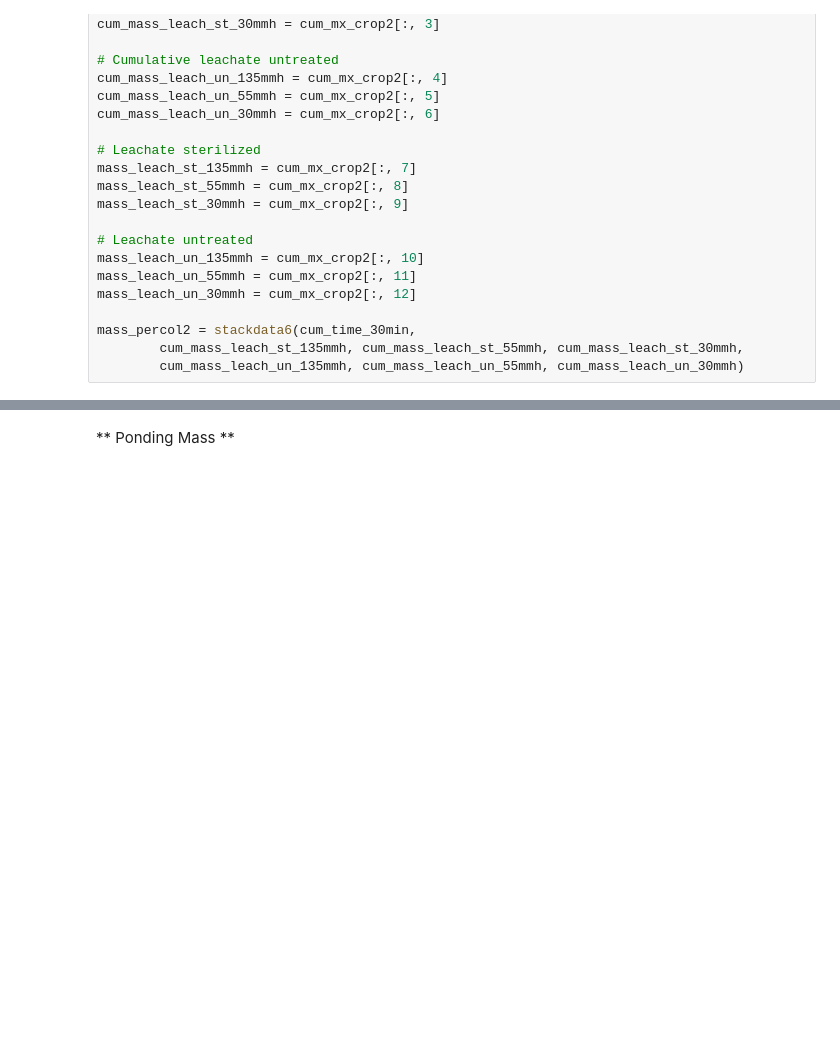
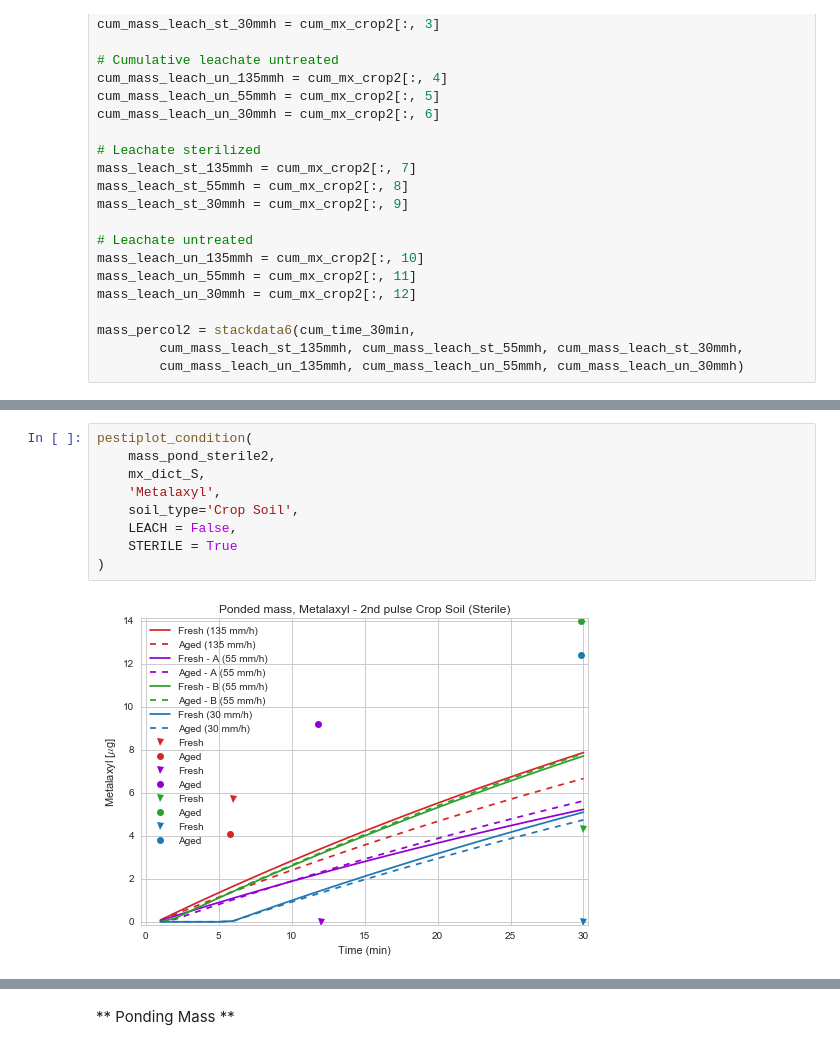
Before and after one commit to DayTimeChunks/LeachingSimulations, a Jupyter notebook: Leaching Model - Annual Crop Soil.ipynb, the cells around one changed output, grey strips where cells are left out. Drawn from its saved outputs; the diff is of its cells as text; blank space fills up the shorter version.

```diff
--- a/Leaching Model - Annual Crop Soil.ipynb
+++ b/Leaching Model - Annual Crop Soil.ipynb
@@ -564,0 +703,11 @@ pestiplot_all(mass_percol2,
+# %%
+pestiplot_condition(
+    mass_pond_sterile2,
+    mx_dict_S,
+    'Metalaxyl',
+    soil_type='Crop Soil',
+    LEACH = False,
+    STERILE = True
+)
+# %% [output]
+[figure, added]
```
Also changed, not shown: parts of 19 cells of this notebook, 14 other files.
